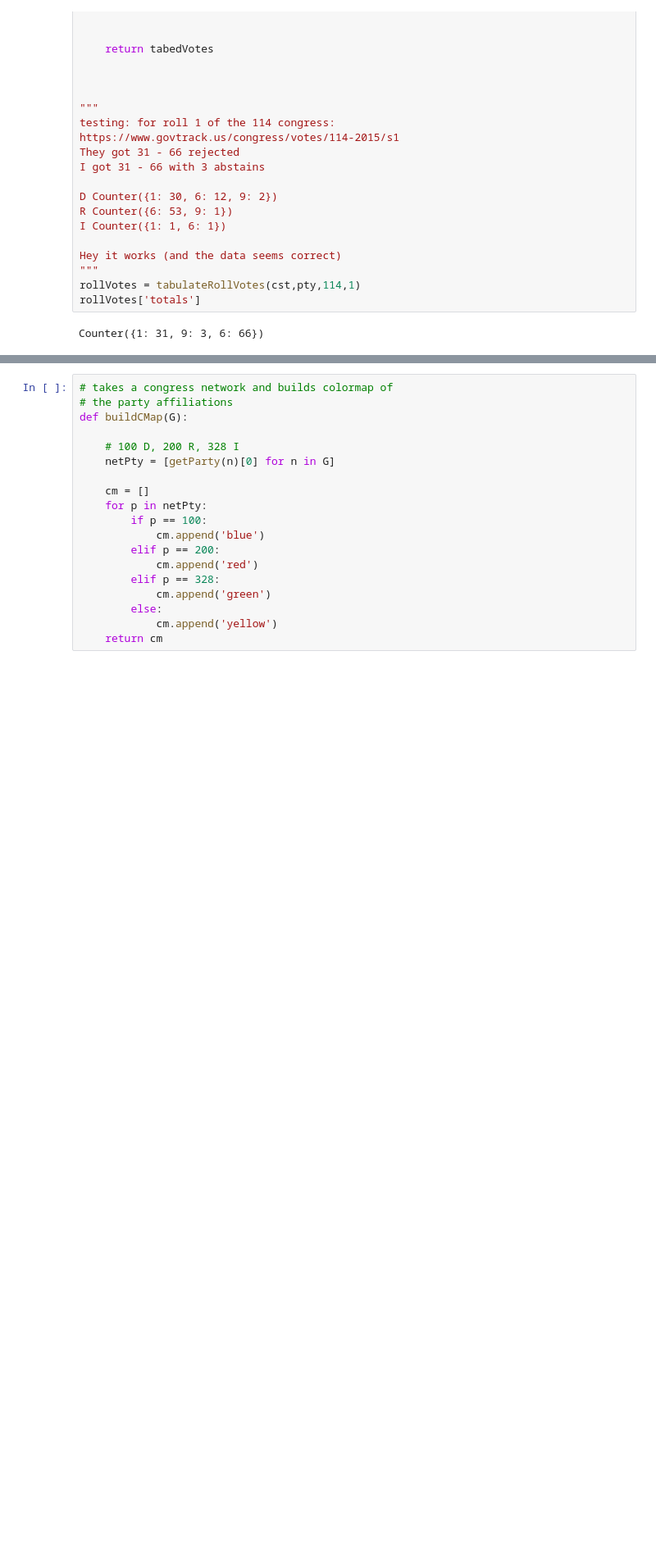
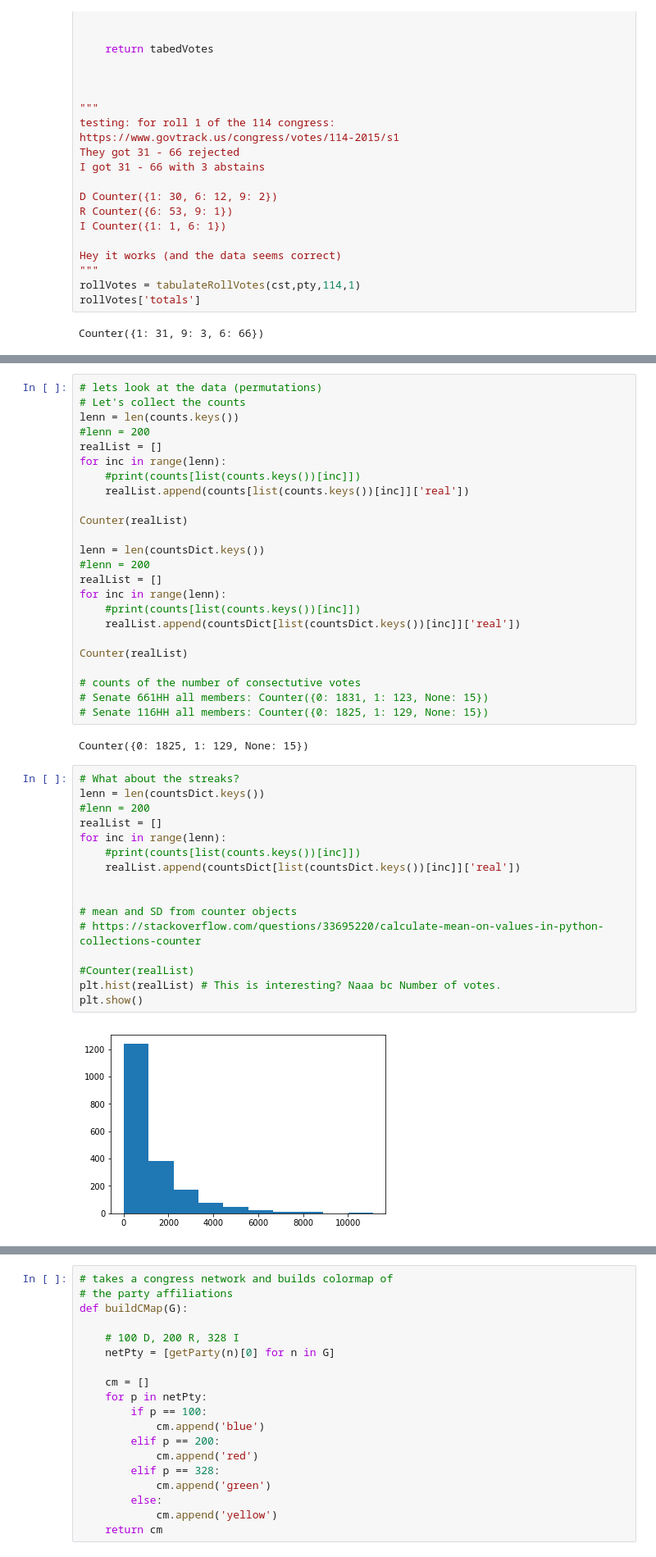
Before and after one commit to kwcooper/congress_analysis, a Jupyter notebook: roll2.ipynb, the cells around one changed output, grey strips where cells are left out. Shown at 82% size. Cells and saved outputs as stored; diff of their text form; blank space fills up the shorter version.

```diff
--- a/roll2.ipynb
+++ b/roll2.ipynb
@@ -348,0 +632,44 @@ Counter({1: 30, 9: 2, 6: 12})
+# %%
+# lets look at the data (permutations)
+# Let's collect the counts
+lenn = len(counts.keys())
+#lenn = 200
+realList = []
+for inc in range(lenn):
+    #print(counts[list(counts.keys())[inc]])
+    realList.append(counts[list(counts.keys())[inc]]['real'])
+
+Counter(realList)
+
+lenn = len(countsDict.keys())
+#lenn = 200
+realList = []
+for inc in range(lenn):
+    #print(counts[list(counts.keys())[inc]])
+    realList.append(countsDict[list(countsDict.keys())[inc]]['real'])
+
+Counter(realList)
+
+# counts of the number of consectutive votes
+# Senate 661HH all members: Counter({0: 1831, 1: 123, None: 15})
+# Senate 116HH all members: Counter({0: 1825, 1: 129, None: 15})
+# %% [output]
+Counter({0: 1825, 1: 129, None: 15})
+# %%
+# What about the streaks?
+lenn = len(countsDict.keys())
+#lenn = 200
+realList = []
+for inc in range(lenn):
+    #print(counts[list(counts.keys())[inc]])
+    realList.append(countsDict[list(countsDict.keys())[inc]]['real'])
+
+
+# mean and SD from counter objects
+# https://stackoverflow.com/questions/33695220/calculate-mean-on-values-in-python-collections-counter
+
+#Counter(realList)
+plt.hist(realList) # This is interesting? Naaa bc Number of votes.
+plt.show()
+# %% [output]
+[figure, added]
```
Also changed, not shown: parts of 50 cells of this notebook.
